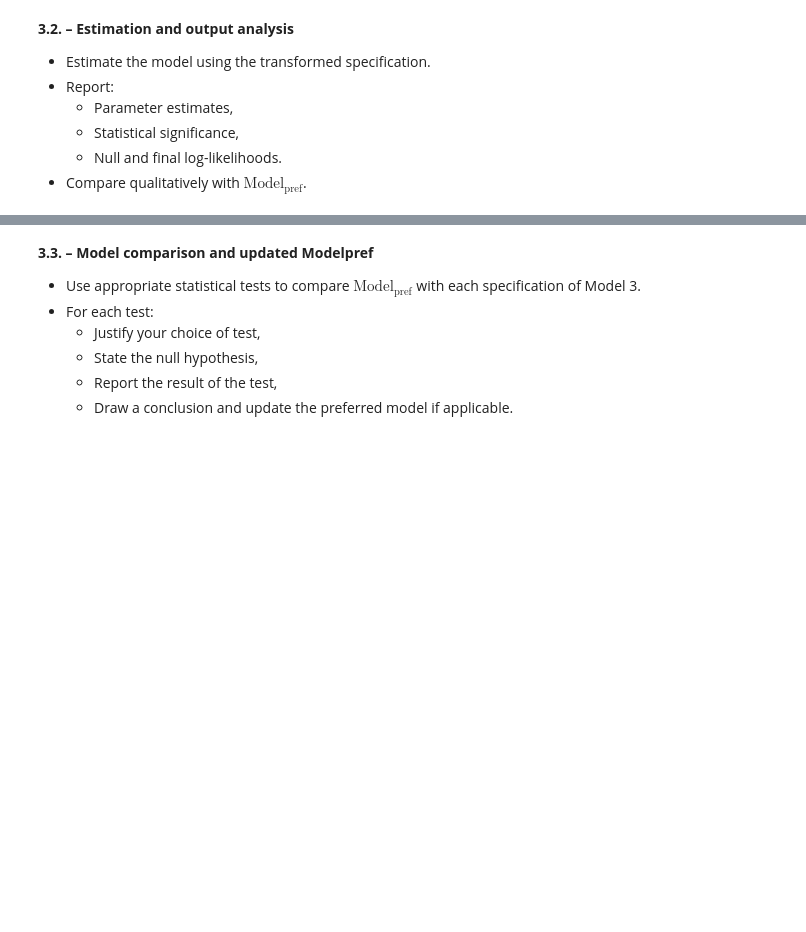
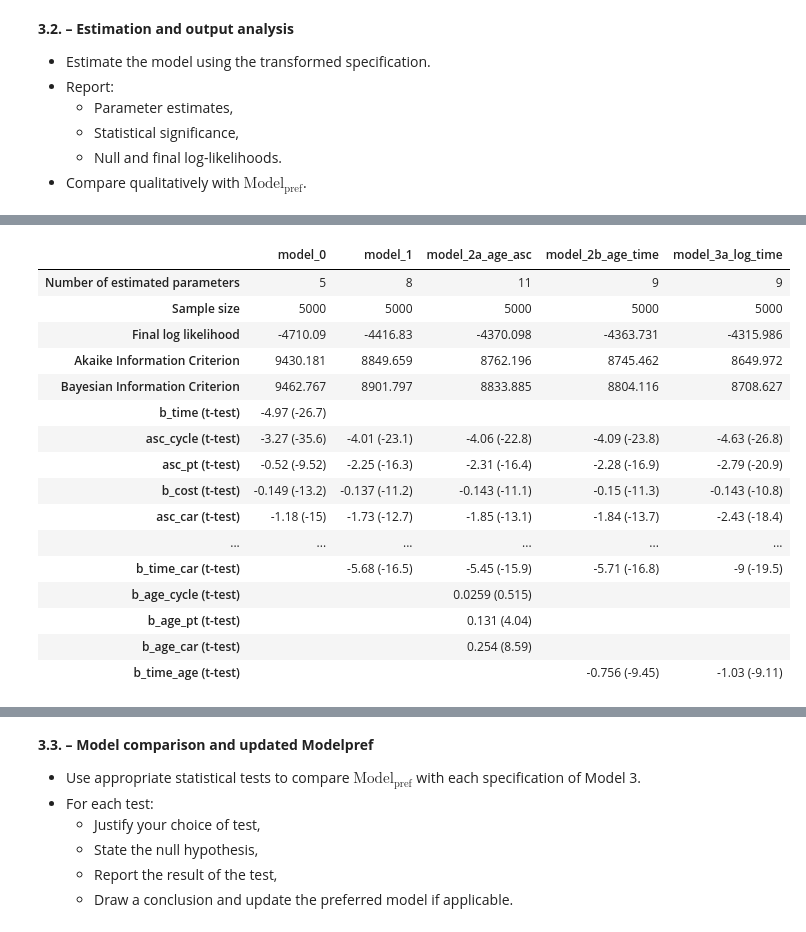
Before and after one commit to PabloSarro/london-mode-choice, a Jupyter notebook: src/assignment.ipynb, the cells around one changed output, grey strips where cells are left out. Saved outputs shown, nothing was run; the diff lists cells and outputs as text; code cells hidden in the pictures; blank space fills up the shorter version.

```diff
--- a/src/assignment.ipynb
+++ b/src/assignment.ipynb
@@ -636,6 +747,25 @@ Using $\text{Model}_\text{pref}$ as the base model, include an appropriate non-l
 # %%
+
 # Store your estimated Model 3 result before comparing models.
-# all_results['your_model_name'] = results_your_model_name
+all_results['model_3a_log_time'] = results_3a
 
-# comparison_table, _ = compile_estimation_results(all_results)
-# display(comparison_table)
+comparison_table, _ = compile_estimation_results(all_results)
+display(comparison_table)
+# %% [output]
+|  | model_0 | model_1 | model_2a_age_asc | model_2b_age_time | model_3a_log_time |
+| Number of estimated parameters | 5 | 8 | 11 | 9 | 9 |
+| Sample size | 5000 | 5000 | 5000 | 5000 | 5000 |
+| Final log likelihood | -4710.09 | -4416.83 | -4370.098 | -4363.731 | -4315.986 |
+| Akaike Information Criterion | 9430.181 | 8849.659 | 8762.196 | 8745.462 | 8649.972 |
+| Bayesian Information Criterion | 9462.767 | 8901.797 | 8833.885 | 8804.116 | 8708.627 |
+| b_time (t-test) | -4.97 (-26.7) |  |  |  |  |
+| asc_cycle (t-test) | -3.27 (-35.6) | -4.01 (-23.1) | -4.06 (-22.8) | -4.09 (-23.8) | -4.63 (-26.8) |
+| asc_pt (t-test) | -0.52 (-9.52) | -2.25 (-16.3) | -2.31 (-16.4) | -2.28 (-16.9) | -2.79 (-20.9) |
+| b_cost (t-test) | -0.149 (-13.2) | -0.137 (-11.2) | -0.143 (-11.1) | -0.15 (-11.3) | -0.143 (-10.8) |
+| asc_car (t-test) | -1.18 (-15) | -1.73 (-12.7) | -1.85 (-13.1) | -1.84 (-13.7) | -2.43 (-18.4) |
+| ... | ... | ... | ... | ... | ... |
+| b_time_car (t-test) |  | -5.68 (-16.5) | -5.45 (-15.9) | -5.71 (-16.8) | -9 (-19.5) |
+| b_age_cycle (t-test) |  |  | 0.0259 (0.515) |  |  |
+| b_age_pt (t-test) |  |  | 0.131 (4.04) |  |  |
+| b_age_car (t-test) |  |  | 0.254 (8.59) |  |  |
+| b_time_age (t-test) |  |  |  | -0.756 (-9.45) | -1.03 (-9.11) |
```
Also changed, not shown: parts of 10 cells of this notebook.
